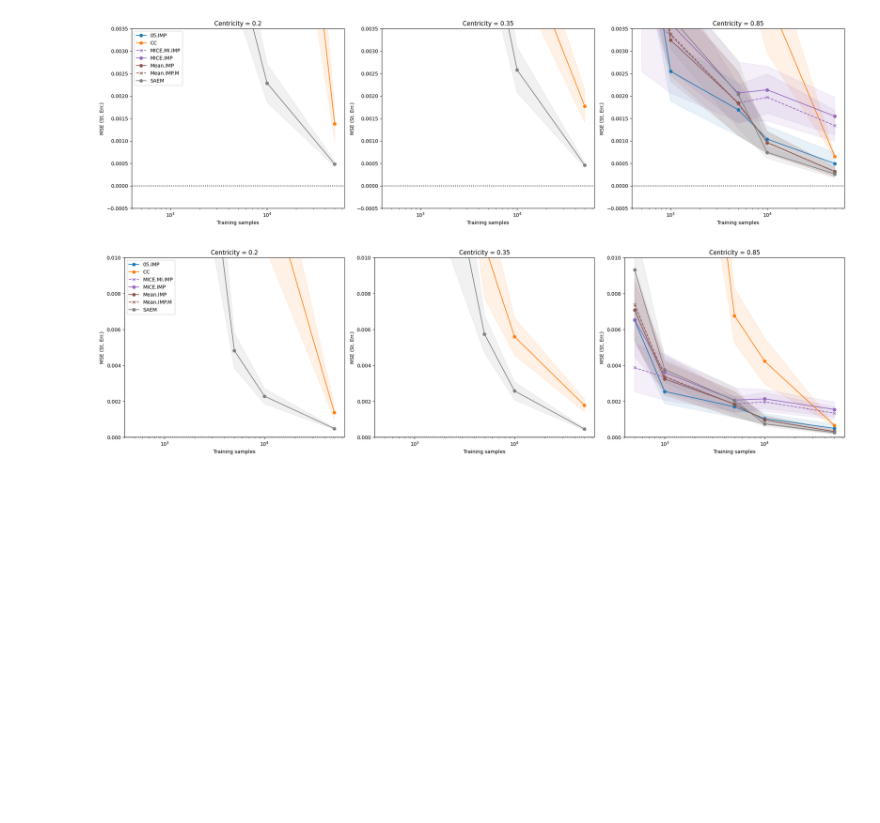
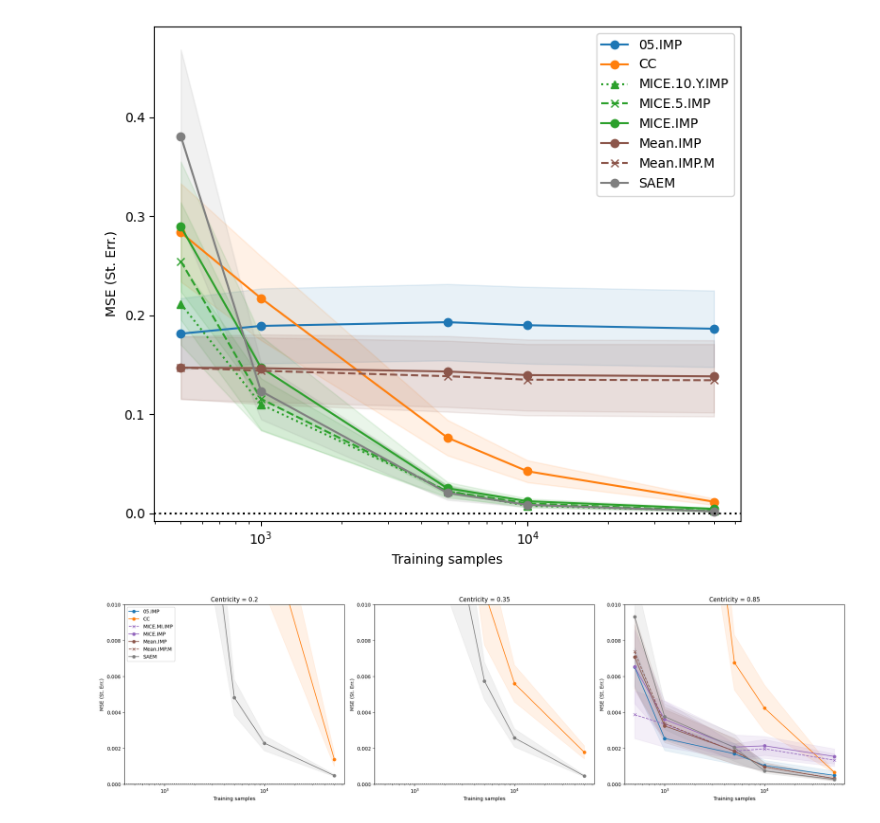
Before and after one commit to ChristopheMuller/logistic_with_NAs, a Jupyter notebook: 6_plot_beta_scores.ipynb, the cells around one changed output. Drawn from its saved outputs; the diff is of its cells as text; code cells hidden in the pictures; blank space fills up the shorter version.

```diff
--- a/6_plot_beta_scores.ipynb
+++ b/6_plot_beta_scores.ipynb
@@ -7,7 +7,7 @@ from utils import *
 from setups import uncertainties, methods_config, methods_no_beta_estimate, metrics_config, variable_config, uncertainties_config
 
 
-exp = "ExpB"
+exp = "ExpA"
 # %%
 simulation_set_up = pd.read_csv(os.path.join("data", exp, "simulation_set_up.csv"))
 # %%
@@ -93,37 +93,37 @@ def plot_beta_scores_subplots(
     plt.tight_layout()
     if save is not None:
         plt.savefig(save)
 
     plt.show()
 
 
 remove_methods=["ICE.IMP", "ICE.IMP.M", "ICEY.IMP.M", "ICEY.IMP", "MICE.M.IMP", "MICE.Y.M.IMP", "MICE.Y.IMP", "05.IMP.M"]
 # remove_methods = None
 select_methods = None
 # select_methods= ["MICE.IMP", "MICE.M.IMP", "MICE.Y.IMP", "MICE.Y.M.IMP", "MICE.5.IMP"]
 
 metric = "mse_error"
 
 
 plot_beta_scores_subplots(
     simulation_set_up,
     metric = metric,
-    variable="centricity",
+    variable="d",
 
-    max_y=0.0035,
-    min_y = -0.0005,
+    max_y=None,
+    min_y = -0.008,
 
     remove_methods=remove_methods,
     select_methods=select_methods,
 
     size_height=6,
     size_width=7,
 
     # save="data/ExpA/figures/mse_CORR.pdf"
 
 )
 # %% [output]
-[figure, old version]
+[figure, new version]
 # %%
 plot_beta_scores_subplots(
     simulation_set_up,
```
Also changed, not shown: 7 other files.
